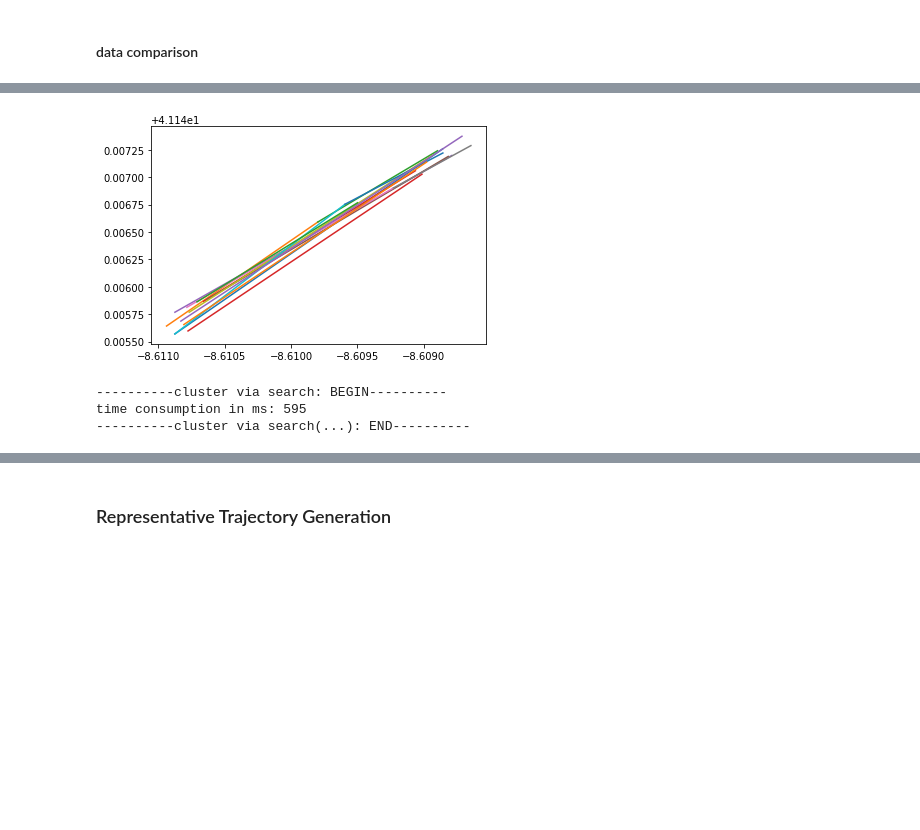
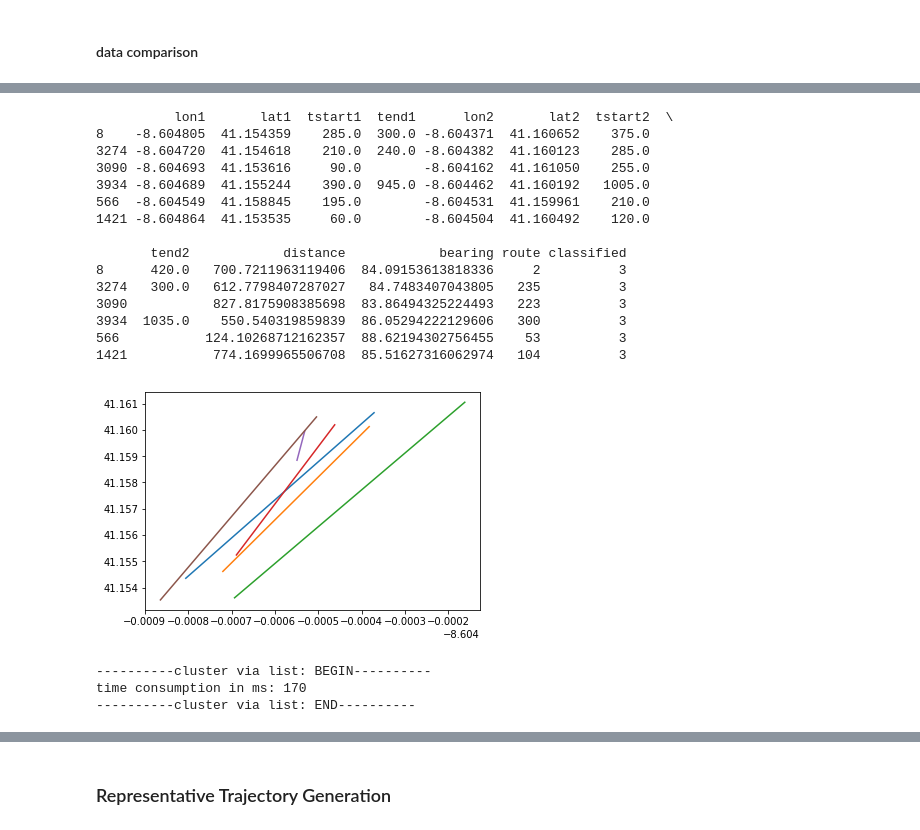
Before and after one commit to jiafug/dbpro, a Jupyter notebook: transform.ipynb, the cells around one changed output, grey strips where cells are left out. Saved outputs shown, nothing was run; the diff lists cells and outputs as text; code cells hidden in the pictures; blank space fills up the shorter version.

```diff
--- a/transform.ipynb
+++ b/transform.ipynb
@@ -742,7 +827,7 @@ def neighborhood(line, cluster_id, extended):
     return neighbors
 # %%
 # /* Step 2: compute a density-connected set */
-def expand_cluster(queue, cluster_id):
+def expand_cluster(queue, cluster_id, rtree):
     global line_segments
     # print("----------------input queue start----------------")
     # print(queue)
@@ -755,13 +840,13 @@ def expand_cluster(queue, cluster_id):
             m = entry
             break
         # Compute Nε(M);
-        neighbors = neighbors.append(neighborhood(m, cluster_id, True))
+        neighbors = neighbors.append(neighborhood(m, cluster_id, True, rtree))
         neighbor_count = neighbors.shape[0] + 1
         # if (|Nε(M)| ≥ MinLns) then
         if (neighbor_count >= 3):
             for xn in neighbors.iterrows():
                 #if (X is unclassified or noise) then
-                if xn[1]['classified'] == -1 or xn[1]['classified'] == -2:
+                if xn[1]['classified'] == -1 or xn[1]['classified'] == 0:
                     # line_segments.set_value(xn[0], 'classified', cluster_id)
                     # Assign clusterId to X;
                     line_segments.at[xn[0],'classified'] = cluster_id
@@ -798,9 +883,13 @@ start_time = current_milli_time()
 global line_segments
 
 np.seterr(invalid='ignore', divide='ignore')
+
+# initialize a r-tree as a index
+rtree = r_tree()
+
 # /* Step 1 */
 # Set clusterId to be 0; /* an initial id */
-cluster_id = 0
+cluster_id = 1
 line_segments['classified'] = -1
 neighbors = pd.DataFrame(columns=['lon1', 'lat1', 'tstart1', 'tend1', 'lon2', 'lat2', 'tstart2', 'tend2', 'distance', 'bearing', 'route', 'classified'])
 queue = pd.DataFrame(columns=['lon1', 'lat1', 'tstart1', 'tend1', 'lon2', 'lat2', 'tstart2', 'tend2', 'distance', 'bearing', 'route', 'classified'])
@@ -823,7 +912,7 @@ for entry in line_segments.iterrows():
     if is_classified == -1:
         # Compute Nε(L);
         neighbors = neighbors.append(entry[1])
-        neighbors = neighbors.append(neighborhood(entry, cluster_id, False))
+        neighbors = neighbors.append(neighborhood(entry, cluster_id, False, rtree))
         neighbor_count = neighbors.shape[0]
         '''
         Parameter MinLns ist aktuell 3
@@ -836,7 +925,7 @@ for entry in line_segments.iterrows():
             # Insert Nε(L) − {L} into the queue Q;
             queue = queue.append(neighbors.tail(neighbor_count - 1))
             # /* Step 2 */
-            neighbors = neighbors.append(expand_cluster(queue, cluster_id))
+            neighbors = neighbors.append(expand_cluster(queue, cluster_id, rtree))
             # print("????????????????????????????")
             # print(neighbors)
             # print("????????????????????????????")
@@ -852,7 +941,7 @@ for entry in line_segments.iterrows():
         else:
             # Mark L as noise;
             # line_segments.set_value(entry[0],'classified', -2)
-            line_segments.at[entry[0],'classified'] = -2
+            line_segments.at[entry[0],'classified'] = 0
             if entry[0] == 4:
                 print("What should i do? First")
 
@@ -861,10 +950,10 @@ for entry in line_segments.iterrows():
 
     '''
     Aktuell auf 4 Segmente (Cluster) beschränkt (aus Testzwecken / Performance)
+
+    if cluster_id == 5:
+        break
     '''
-    if cluster_id == 4:
-        break
-
 '''
 benchmark ends
 '''
@@ -910,30 +1048,49 @@ for segment in final_cluster:
 # %%
 '''
 benchmark beginns
 '''
 start_time = current_milli_time()
 
 fig = plt.figure()
-for entry in line_segments.iterrows():
+counter = 1
+for entry in clusters:
     '''
     Das Ändern der 1 in der if-Abfrage, ändert das Testcluster
     '''
-    if entry[1]['classified'] == 1:
-        # plot
-        lon = [entry[1][0], entry[1][4]]
-        lat = [entry[1][1], entry[1][5]]
-        plt.plot(lon, lat)
+    if counter == 3:
+        print(entry)
+        for data in entry.iterrows():
+            # plot
+            lon = [data[1][0], data[1][4]]
+            lat = [data[1][1], data[1][5]]
+            plt.plot(lon, lat)
+    counter += 1
 plt.show()
 
 '''
 benchmark ends
 '''
 time = (current_milli_time() - start_time)
-print("----------cluster via search: BEGIN----------")
+print("----------cluster via list: BEGIN----------")
 print("time consumption in ms: {}".format(time))
-print("----------cluster via search(...): END----------")
+print("----------cluster via list: END----------")
 # %% [output]
+          lon1       lat1  tstart1  tend1      lon2       lat2  tstart2  \
+8    -8.604805  41.154359    285.0  300.0 -8.604371  41.160652    375.0
+3274 -8.604720  41.154618    210.0  240.0 -8.604382  41.160123    285.0
+3090 -8.604693  41.153616     90.0        -8.604162  41.161050    255.0
+3934 -8.604689  41.155244    390.0  945.0 -8.604462  41.160192   1005.0
+566  -8.604549  41.158845    195.0        -8.604531  41.159961    210.0
+1421 -8.604864  41.153535     60.0        -8.604504  41.160492    120.0
+
+       tend2            distance            bearing route classified
+8      420.0   700.7211963119406  84.09153613818336     2          3
+3274   300.0   612.7798407287027   84.7483407043805   235          3
+3090           827.8175908385698  83.86494325224493   223          3
+3934  1035.0    550.540319859839  86.05294222129606   300          3
+566           124.10268712162357  88.62194302756455    53          3
+1421           774.1699965506708  85.51627316062974   104          3
-[figure, old version]
+[figure, new version]
-----------cluster via search: BEGIN----------
-time consumption in ms: 595
-----------cluster via search(...): END----------
+----------cluster via list: BEGIN----------
+time consumption in ms: 170
+----------cluster via list: END----------
```
Also changed, not shown: parts of 35 cells of this notebook.
